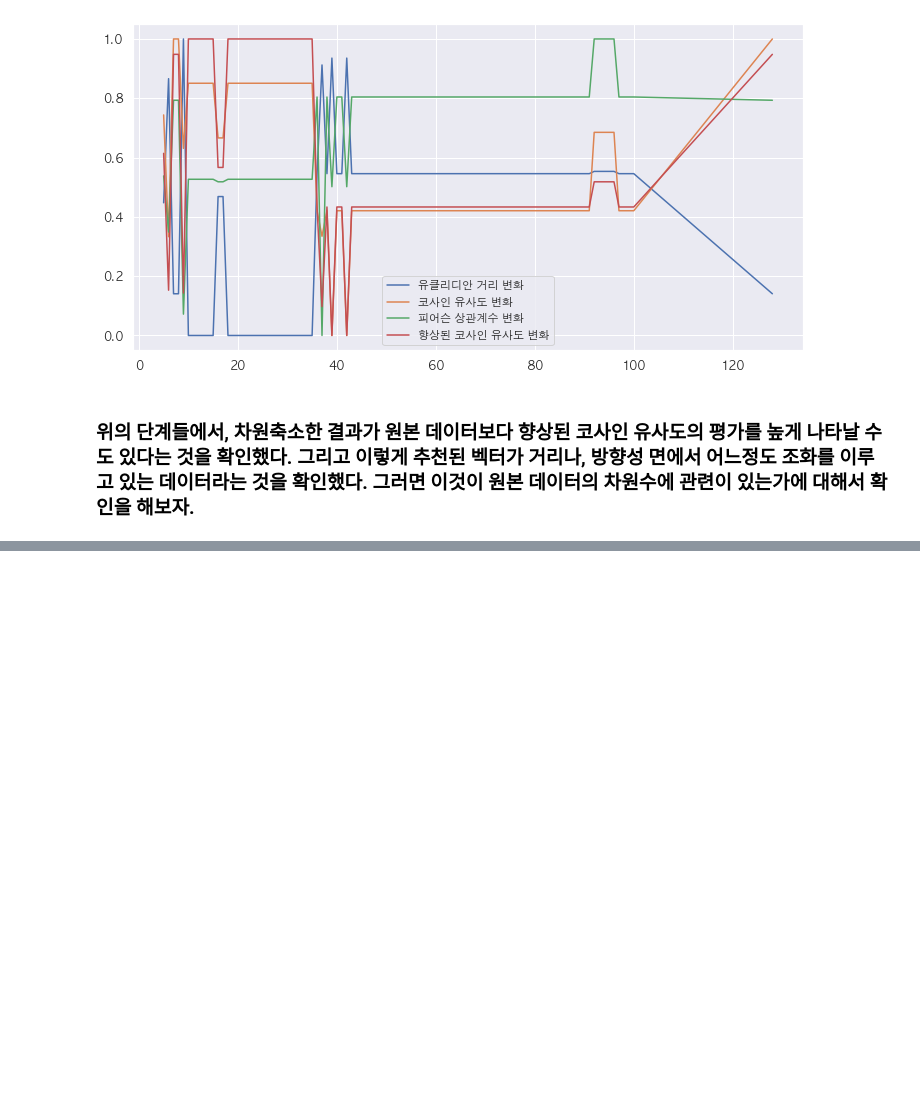
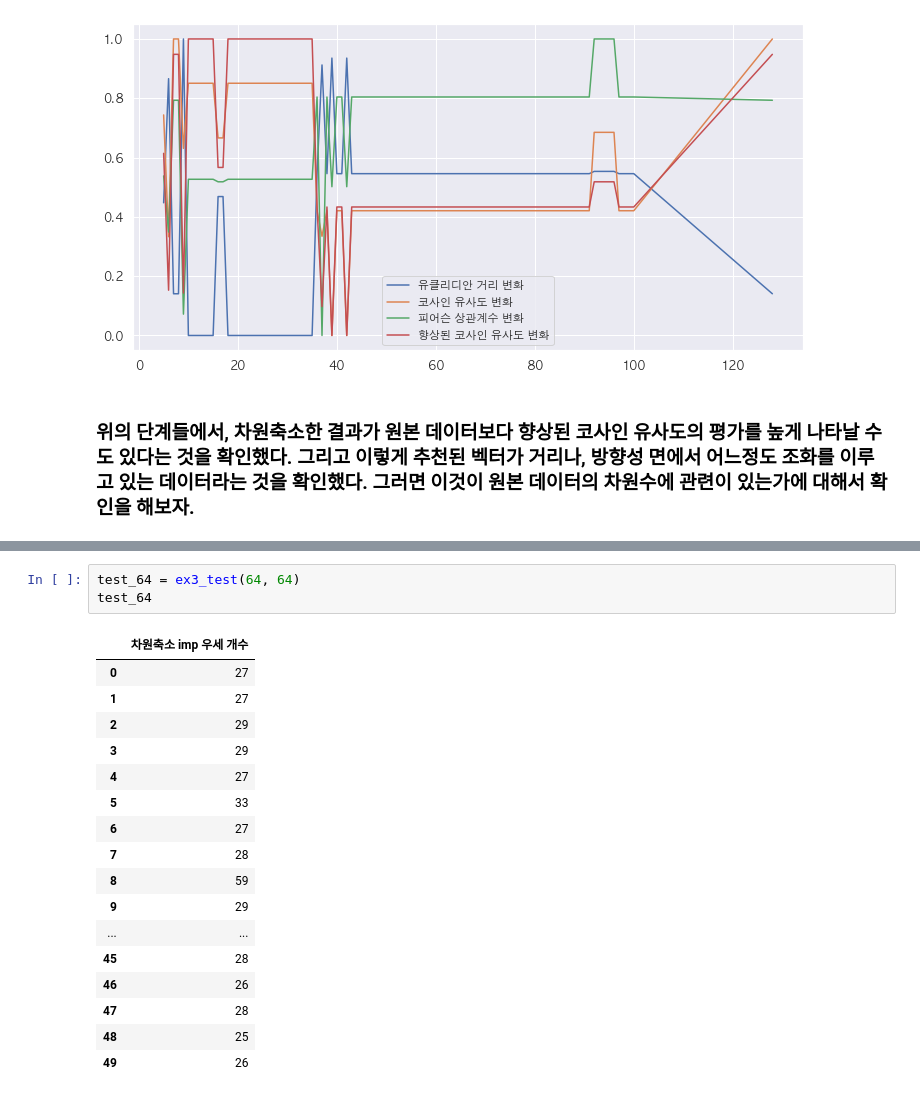
Before and after one commit to formegusto/contract-recommendation-system, a Jupyter notebook: pre-research/study-sim/Matrix Factorization Fit-Test.ipynb, the cells around one changed output, grey strips where cells are left out. Cells and saved outputs as stored; diff of their text form; blank space fills up the shorter version.

```diff
--- a/pre-research/study-sim/Matrix Factorization Fit-Test.ipynb
+++ b/pre-research/study-sim/Matrix Factorization Fit-Test.ipynb
@@ -240,0 +331,21 @@ plt.legend()
+# %%
+test_64 = ex3_test(64, 64)
+test_64
+# %% [output]
+|  | 차원축소 imp 우세 개수 |
+| 0 | 27 |
+| 1 | 27 |
+| 2 | 29 |
+| 3 | 29 |
+| 4 | 27 |
+| 5 | 33 |
+| 6 | 27 |
+| 7 | 28 |
+| 8 | 59 |
+| 9 | 29 |
+| ... | ... |
+| 45 | 28 |
+| 46 | 26 |
+| 47 | 28 |
+| 48 | 25 |
+| 49 | 26 |
```
Also changed, not shown: parts of 6 cells of this notebook, 2 other files.
